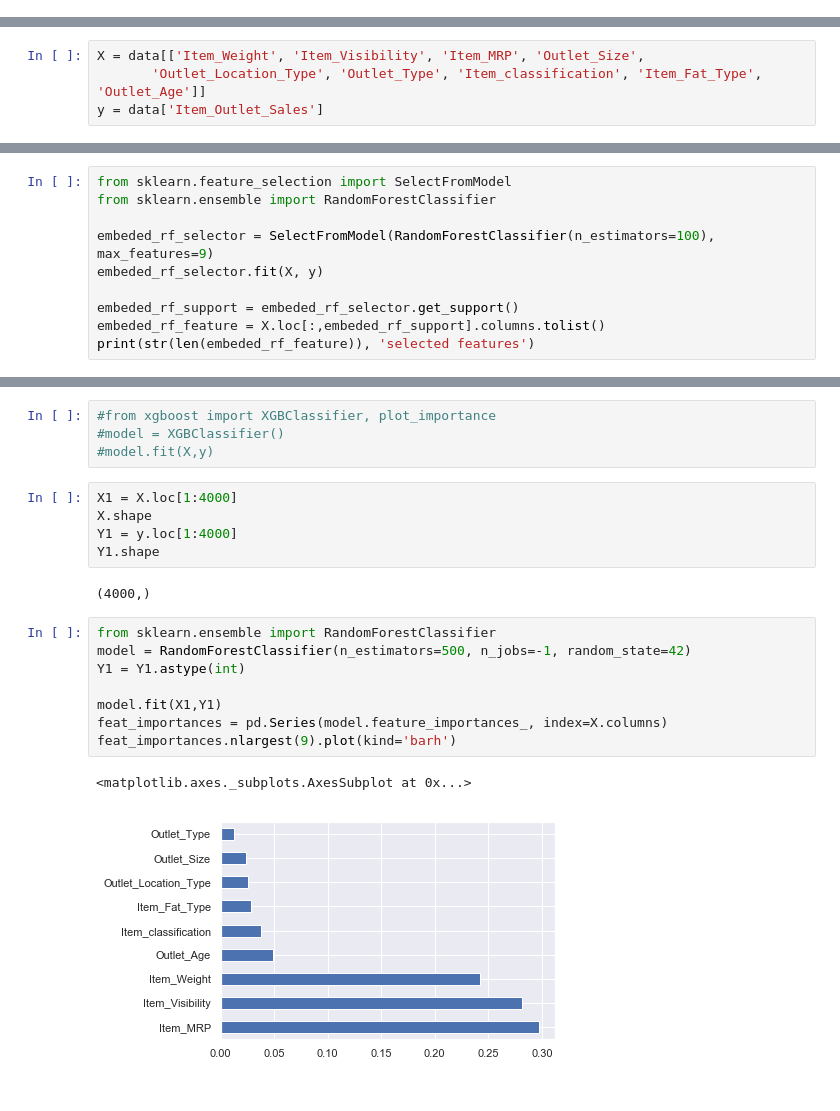
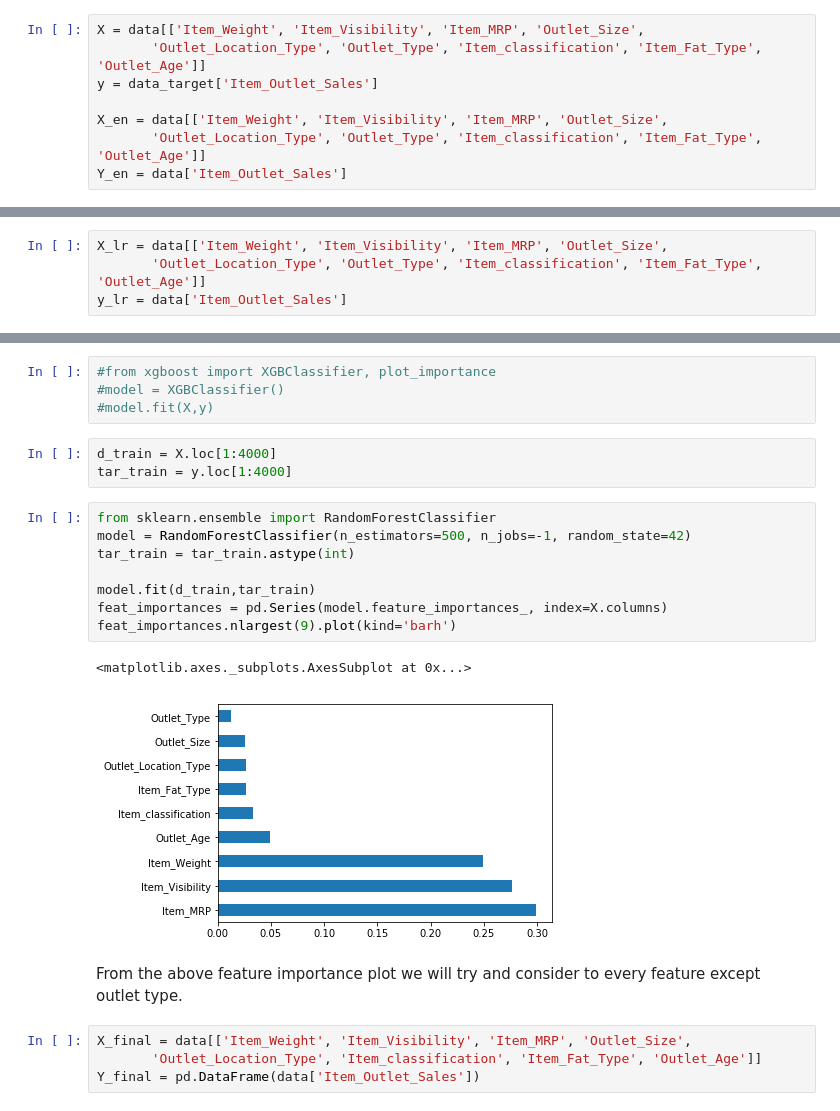
Before and after one commit to ysnvatsal/DataScience, a Jupyter notebook: Complete EDA_Bigmart_With_Code.ipynb, the cells around one changed output, grey strips where cells are left out. Drawn from its saved outputs; the diff is of its cells as text.

Commit message:
Creating Pipeline for model selection

```diff
--- a/Complete EDA_Bigmart_With_Code.ipynb
+++ b/Complete EDA_Bigmart_With_Code.ipynb
@@ -858,2 +869,10 @@ x = sns.distplot(B)
 # %%
 Preparing data for feature importance step:
+# %%
+X = data[['Item_Weight', 'Item_Visibility', 'Item_MRP', 'Outlet_Size',
+       'Outlet_Location_Type', 'Outlet_Type', 'Item_classification', 'Item_Fat_Type', 'Outlet_Age']]
+y = data_target['Item_Outlet_Sales']
+
+X_en = data[['Item_Weight', 'Item_Visibility', 'Item_MRP', 'Outlet_Size',
+       'Outlet_Location_Type', 'Outlet_Type', 'Item_classification', 'Item_Fat_Type', 'Outlet_Age']]
+Y_en = data['Item_Outlet_Sales']
@@ -860,4 +915,4 @@ Preparing data for feature importance step:
 # %%
-X = data[['Item_Weight', 'Item_Visibility', 'Item_MRP', 'Outlet_Size',
+X_lr = data[['Item_Weight', 'Item_Visibility', 'Item_MRP', 'Outlet_Size',
        'Outlet_Location_Type', 'Outlet_Type', 'Item_classification', 'Item_Fat_Type', 'Outlet_Age']]
-y = data['Item_Outlet_Sales']
+y_lr = data['Item_Outlet_Sales']
@@ -877,10 +918,0 @@ dtype: object
-# %%
-from sklearn.feature_selection import SelectFromModel
-from sklearn.ensemble import RandomForestClassifier
-
-embeded_rf_selector = SelectFromModel(RandomForestClassifier(n_estimators=100), max_features=9)
-embeded_rf_selector.fit(X, y)
-
-embeded_rf_support = embeded_rf_selector.get_support()
-embeded_rf_feature = X.loc[:,embeded_rf_support].columns.tolist()
-print(str(len(embeded_rf_feature)), 'selected features')
@@ -1045,20 +952,22 @@ Outlet_Age = 0.06065979592234734
 #model = XGBClassifier()
 #model.fit(X,y)
 # %%
-X1 = X.loc[1:4000]
-X.shape
-Y1 = y.loc[1:4000]
-Y1.shape
+d_train = X.loc[1:4000]
+tar_train = y.loc[1:4000]
-# %% [output]
-(4000,)
 # %%
 from sklearn.ensemble import RandomForestClassifier
 model = RandomForestClassifier(n_estimators=500, n_jobs=-1, random_state=42)
-Y1 = Y1.astype(int)
+tar_train = tar_train.astype(int)
 
-model.fit(X1,Y1)
+model.fit(d_train,tar_train)
 feat_importances = pd.Series(model.feature_importances_, index=X.columns)
 feat_importances.nlargest(9).plot(kind='barh')
 # %% [output]
 <matplotlib.axes._subplots.AxesSubplot at 0x...>
-[figure, old version]
+[figure, new version]
+# %% [markdown]
+From the above feature importance plot we will try and consider to every feature except outlet type.
+# %%
+X_final = data[['Item_Weight', 'Item_Visibility', 'Item_MRP', 'Outlet_Size',
+       'Outlet_Location_Type', 'Item_classification', 'Item_Fat_Type', 'Outlet_Age']]
+Y_final = pd.DataFrame(data['Item_Outlet_Sales'])
```
Also changed, not shown: parts of 81 cells of this notebook.
